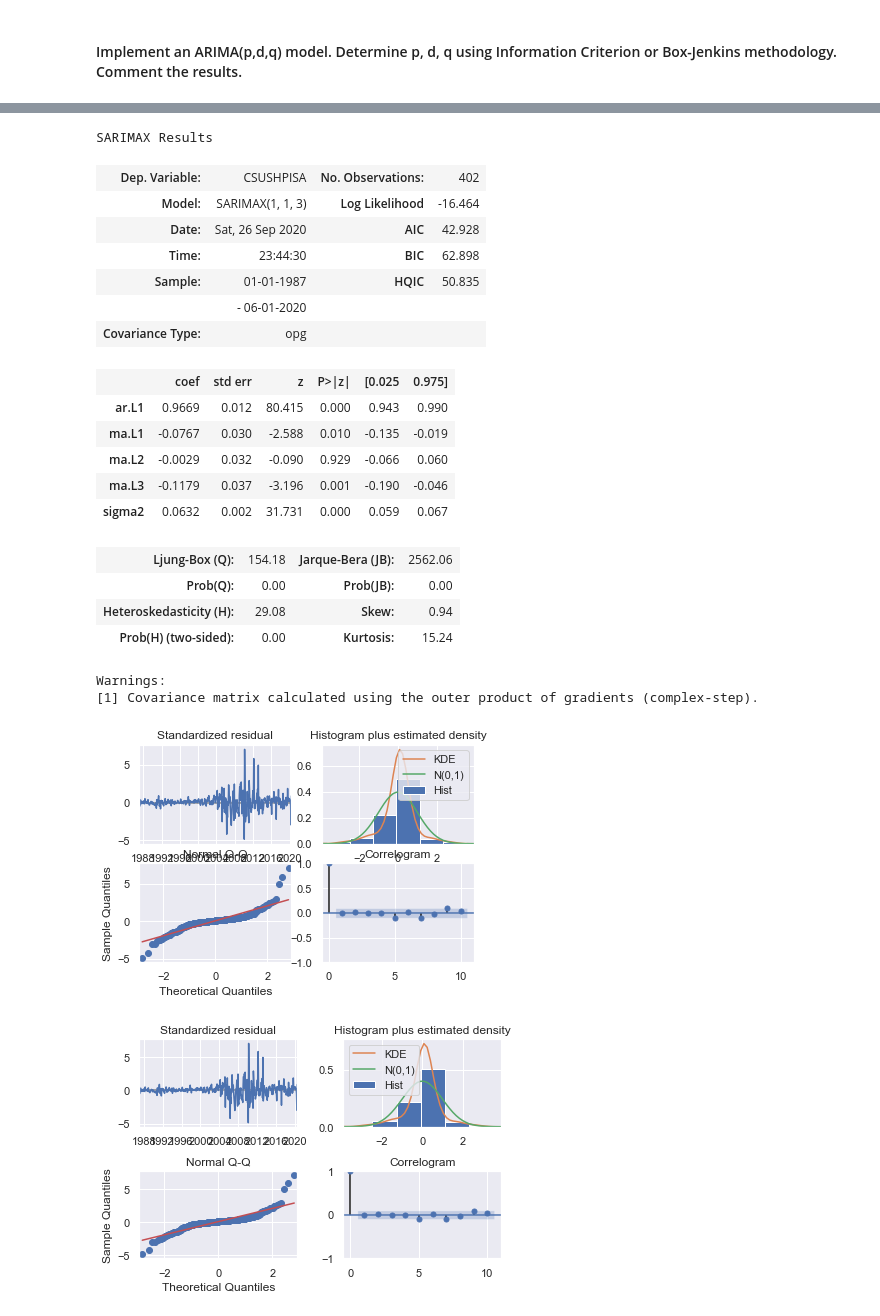
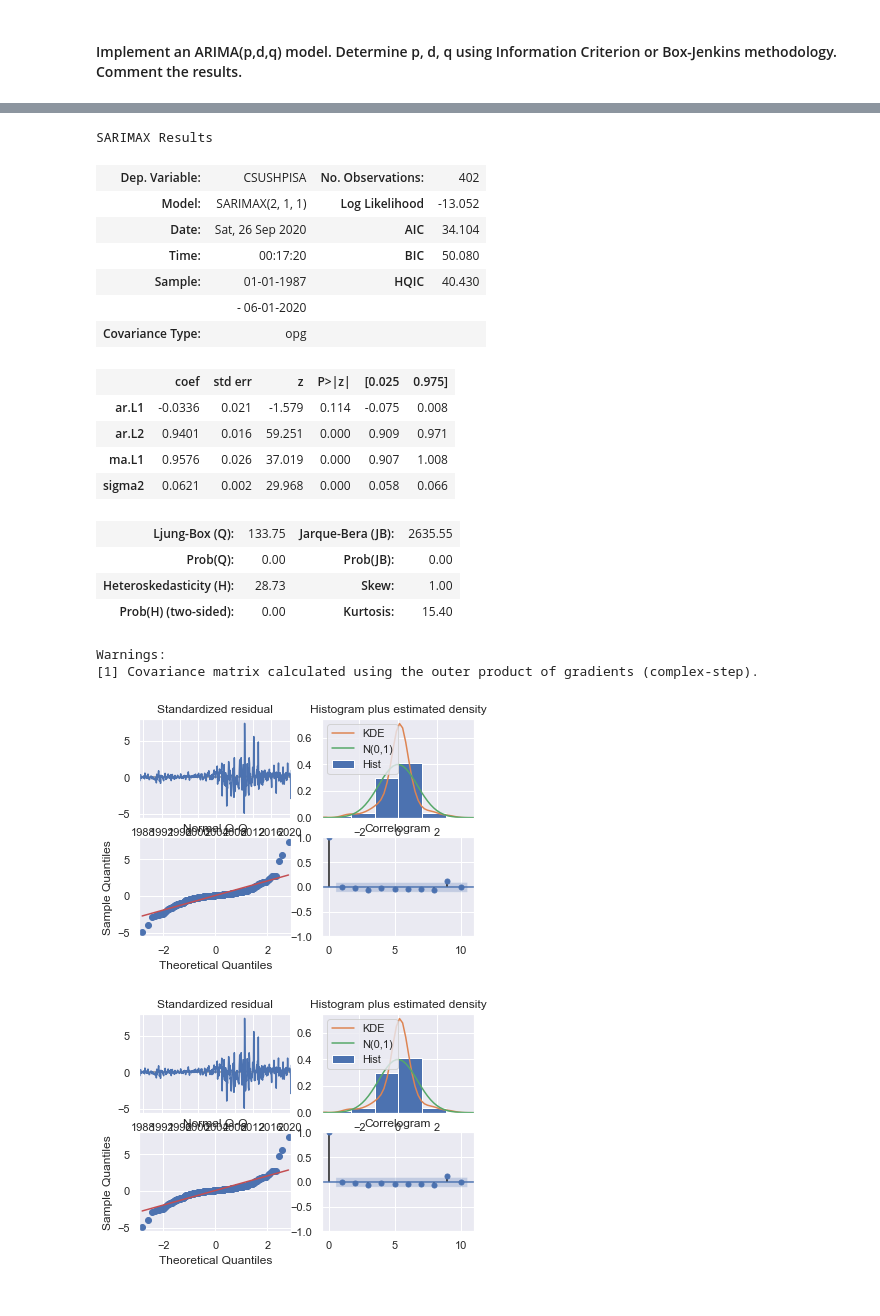
Before and after one commit to tlfmcooper/MscFE_610_ECON, a Jupyter notebook: submission_1.ipynb, the cells around one changed output, grey strips where cells are left out. Saved outputs shown, nothing was run; the diff lists cells and outputs as text; code cells hidden in the pictures.

```diff
--- a/submission_1.ipynb
+++ b/submission_1.ipynb
@@ -333,34 +342,32 @@ order_df[order_df.d ==5].sort_values('aic')
 # %%
-model = SARIMAX(home_price, order=(1,1,3))
+model = SARIMAX(home_price, order=(2,1,1))
 results = model.fit()
 results.summary()
-forecast = results.get_prediction(start=-24)
+#forecast = results.get_prediction(start=25)
 # %% [output]
 SARIMAX Results
 | Dep. Variable: | CSUSHPISA | No. Observations: | 402 |
-| Model: | SARIMAX(1, 1, 3) | Log Likelihood | -16.464 |
-| Date: | Sat, 26 Sep 2020 | AIC | 42.928 |
-| Time: | 23:44:30 | BIC | 62.898 |
-| Sample: | 01-01-1987 | HQIC | 50.835 |
+| Model: | SARIMAX(2, 1, 1) | Log Likelihood | -13.052 |
+| Date: | Sat, 26 Sep 2020 | AIC | 34.104 |
+| Time: | 00:17:20 | BIC | 50.080 |
+| Sample: | 01-01-1987 | HQIC | 40.430 |
 |  | - 06-01-2020 |  |  |
 | Covariance Type: | opg |  |  |
 |  | coef | std err | z | P>|z| | [0.025 | 0.975] |
-| ar.L1 | 0.9669 | 0.012 | 80.415 | 0.000 | 0.943 | 0.990 |
-| ma.L1 | -0.0767 | 0.030 | -2.588 | 0.010 | -0.135 | -0.019 |
-| ma.L2 | -0.0029 | 0.032 | -0.090 | 0.929 | -0.066 | 0.060 |
-| ma.L3 | -0.1179 | 0.037 | -3.196 | 0.001 | -0.190 | -0.046 |
-| sigma2 | 0.0632 | 0.002 | 31.731 | 0.000 | 0.059 | 0.067 |
+| ar.L1 | -0.0336 | 0.021 | -1.579 | 0.114 | -0.075 | 0.008 |
+| ar.L2 | 0.9401 | 0.016 | 59.251 | 0.000 | 0.909 | 0.971 |
+| ma.L1 | 0.9576 | 0.026 | 37.019 | 0.000 | 0.907 | 1.008 |
+| sigma2 | 0.0621 | 0.002 | 29.968 | 0.000 | 0.058 | 0.066 |
-| Ljung-Box (Q): | 154.18 | Jarque-Bera (JB): | 2562.06 |
+| Ljung-Box (Q): | 133.75 | Jarque-Bera (JB): | 2635.55 |
 | Prob(Q): | 0.00 | Prob(JB): | 0.00 |
-| Heteroskedasticity (H): | 29.08 | Skew: | 0.94 |
-| Prob(H) (two-sided): | 0.00 | Kurtosis: | 15.24 |
+| Heteroskedasticity (H): | 28.73 | Skew: | 1.00 |
+| Prob(H) (two-sided): | 0.00 | Kurtosis: | 15.40 |
 Warnings:
 [1] Covariance matrix calculated using the outer product of gradients (complex-step).
 # %%
 # Create the 4 diagostics plots
 results.plot_diagnostics()
-plt.tight_layout()
 plt.show()
 # %% [output]
-[figure, old version]
+[figure, new version]
-[figure, old version]
+[figure, new version]
```
Also changed, not shown: parts of 14 cells of this notebook.
